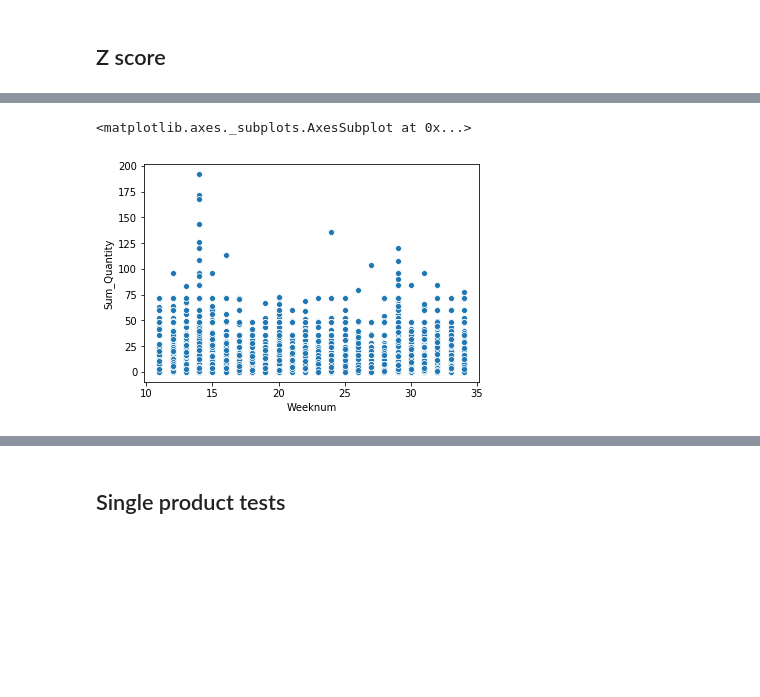
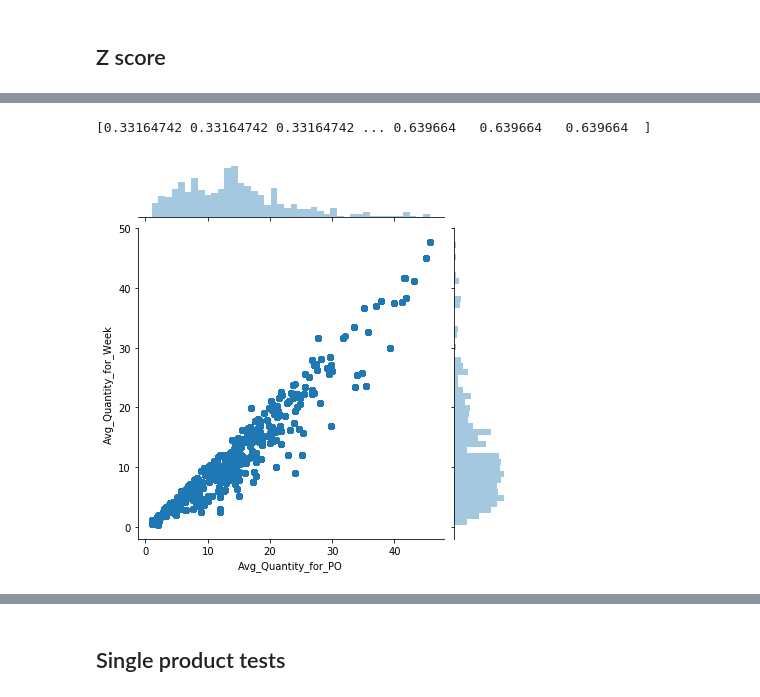
Before and after one commit to eyalfarkash/TCDS-Final, a Jupyter notebook: Code/final-project-CSV_v5_3Products.ipynb, the cells around one changed output, grey strips where cells are left out. Saved outputs shown, nothing was run; the diff lists cells and outputs as text; code cells hidden in the pictures; blank space fills up the shorter version.

```diff
--- a/Code/final-project-CSV_v5_3Products.ipynb
+++ b/Code/final-project-CSV_v5_3Products.ipynb
@@ -307,10 +311,14 @@ print(z)
 # %%
-## Eliminating those points
-#Data2 = Data.copy()
-threshold = 200
-Data = Data[(Data.Sum_Quantity < threshold)]
+# updated plot
 
-sns.scatterplot(x=Data.Weeknum,y=Data.Sum_Quantity)
+## Eliminating points
+threshold = 50
+Data = Data[(Data.Avg_Quantity_for_PO < threshold)]
+
+sns.jointplot(x=Data.Avg_Quantity_for_PO,y=Data.Avg_Quantity_for_Week)
+
+z = np.abs(stats.zscore(Data.Avg_Quantity_for_PO))
+print(z)
 # %% [output]
-<matplotlib.axes._subplots.AxesSubplot at 0x...>
+[0.33164742 0.33164742 0.33164742 ... 0.639664   0.639664   0.639664  ]
-[figure, old version]
+[figure, new version]
```
Also changed, not shown: parts of 26 cells of this notebook.
